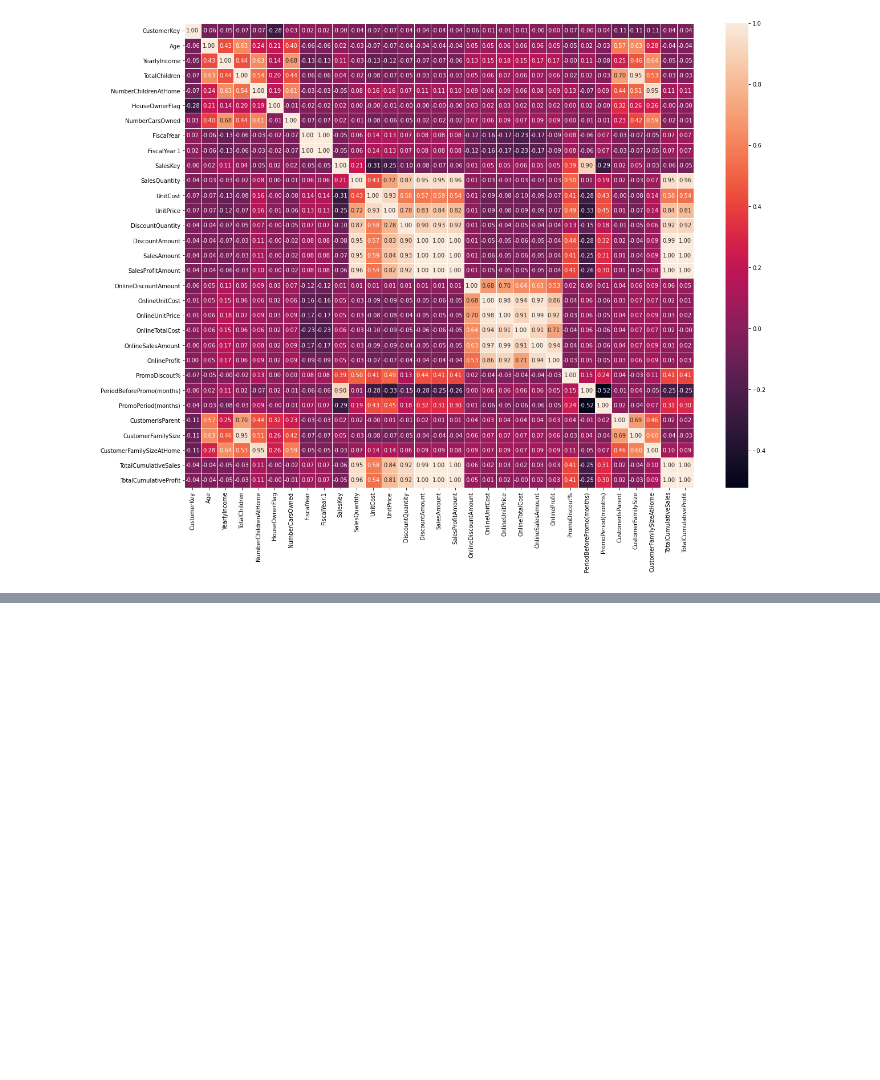
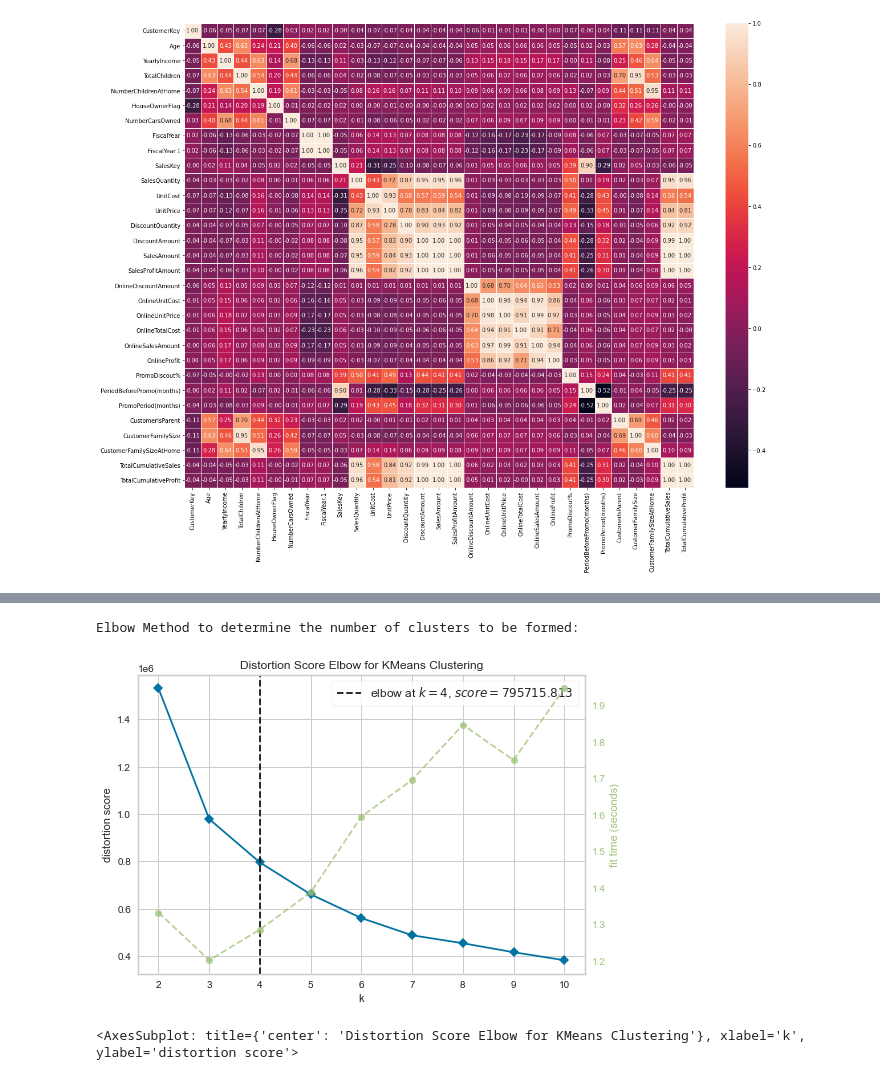
Before and after one commit to edwinmbugua/Contoso-Retail-Sales-Analysis, a Jupyter notebook: Consoto Retail Customer Personality Analysis.ipynb, the cells around one changed output, grey strips where cells are left out. Cells and saved outputs as stored; diff of their text form; code cells hidden in the pictures; blank space fills up the shorter version.

```diff
--- a/Consoto Retail Customer Personality Analysis.ipynb
+++ b/Consoto Retail Customer Personality Analysis.ipynb
@@ -730,0 +875,15 @@ sns.heatmap(data=contoso_cleaned.corr(),linewidth=.5,annot=True,fmt='.2f')
+# %%
+#Importing libraries used for obtaining number of clusters to be used by clustering algorithms
+from sklearn.cluster import KMeans, AgglomerativeClustering, DBSCAN
+from mpl_toolkits.mplot3d import Axes3D
+from yellowbrick.cluster import KElbowVisualizer
+
+#Using ELbow method to determine the number of clusters
+print('Elbow Method to determine the number of clusters to be formed:')
+Elbow_M=KElbowVisualizer(KMeans(),k=10)
+Elbow_M.fit(PCA_ds)
+Elbow_M.show()
+# %% [output]
+Elbow Method to determine the number of clusters to be formed:
+[figure, added]
+<AxesSubplot: title={'center': 'Distortion Score Elbow for KMeans Clustering'}, xlabel='k', ylabel='distortion score'>
```
Also changed, not shown: parts of 59 cells of this notebook.
